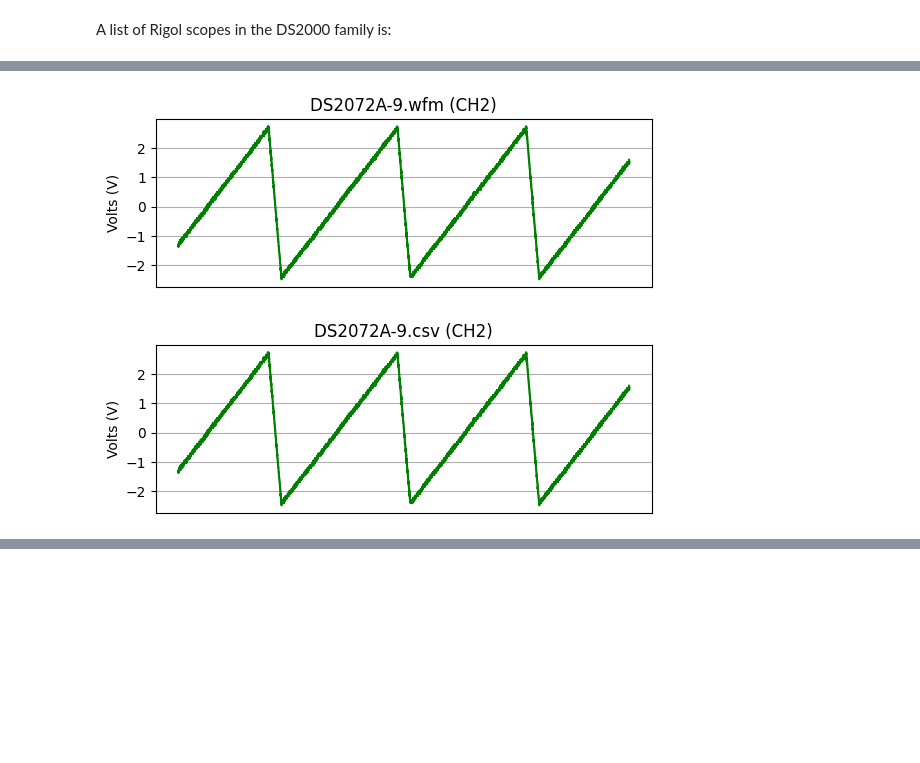
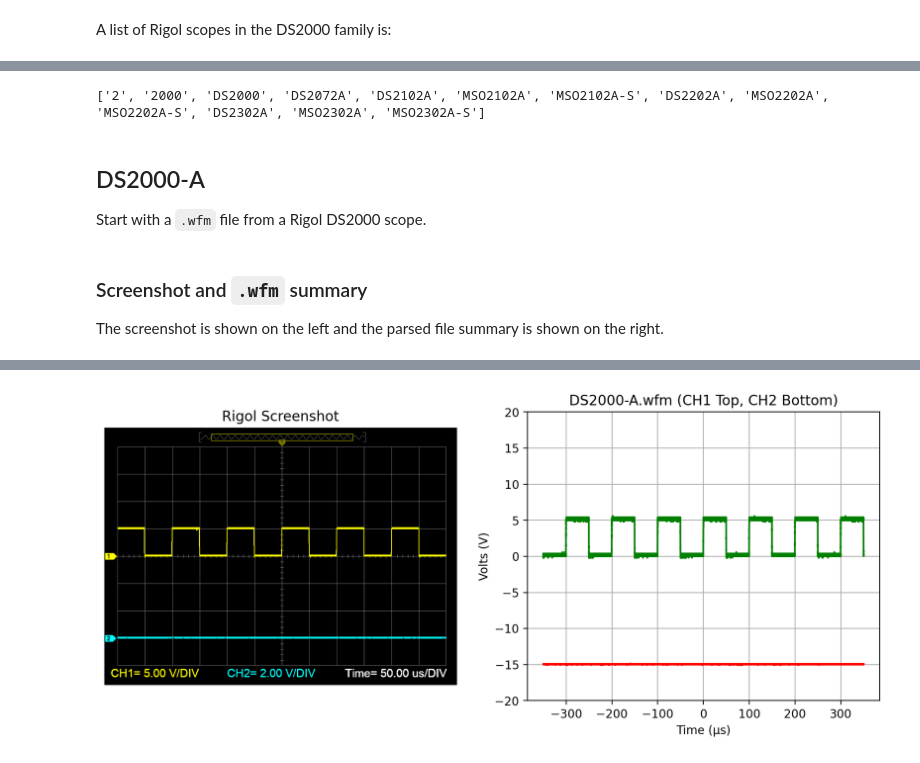
Before and after one commit to scottprahl/RigolWFM, a Jupyter notebook: docs/1-DS2000-Waveforms.ipynb, the cells around one changed output, grey strips where cells are left out. Drawn from its saved outputs; the diff is of its cells as text; code cells hidden in the pictures; blank space fills up the shorter version.

```diff
--- a/docs/1-DS2000-Waveforms.ipynb
+++ b/docs/1-DS2000-Waveforms.ipynb
@@ -450,28 +81,16 @@ print(description)
-# %%
-ch = w.channels[0]
-plt.subplot(211)
-plt.plot(ch.times*1e3, ch.volts, color='green')
-plt.title(f"{filename} (CH2)")
-plt.ylabel("Volts (V)")
-plt.grid(True)
-plt.xticks([])
-
-plt.show()
-# %% [output]
-[figure, removed]
-# %%
-filename = "DS2072A-9.csv"
-csv_data = read_rigol_csv(f"{repo}/{filename}")
-
-plt.subplot(211)
-plt.plot(csv_data[0]*1e3,csv_data[1], color='green')
-plt.title(filename + " (CH2)")
-plt.ylabel("Volts (V)")
-#plt.ylim(-10,10)
-plt.grid(True)
-plt.xticks([])
-
-
-plt.show()
-# %% [output]
-[figure, removed]
+# %%
+print(DS2000_scopes)
+# %% [output]
+['2', '2000', 'DS2000', 'DS2072A', 'DS2102A', 'MSO2102A', 'MSO2102A-S', 'DS2202A', 'MSO2202A', 'MSO2202A-S', 'DS2302A', 'MSO2302A', 'MSO2302A-S']
+# %% [markdown]
+## DS2000-A
+
+Start with a `.wfm` file from a Rigol DS2000 scope.
+# %% [markdown]
+### Screenshot and `.wfm` summary
+
+The screenshot is shown on the left and the parsed file summary is shown on the right.
+# %%
+side_by_png("DS2000-A")
+plt.show()
+# %% [output]
@@ -477,0 +98 @@ plt.show()
+[figure, added]
```
Also changed, not shown: parts of 44 cells of this notebook, 45 other files.
